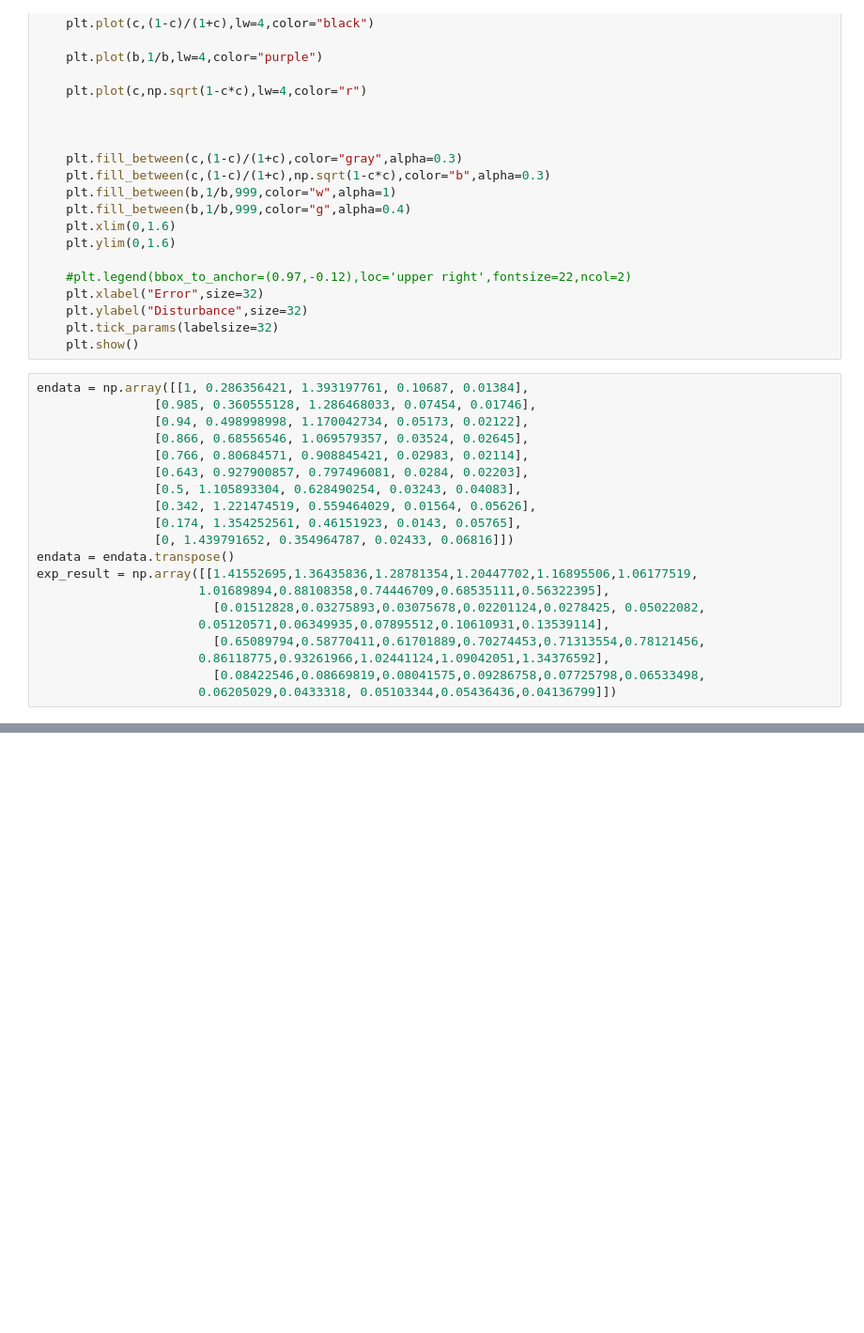
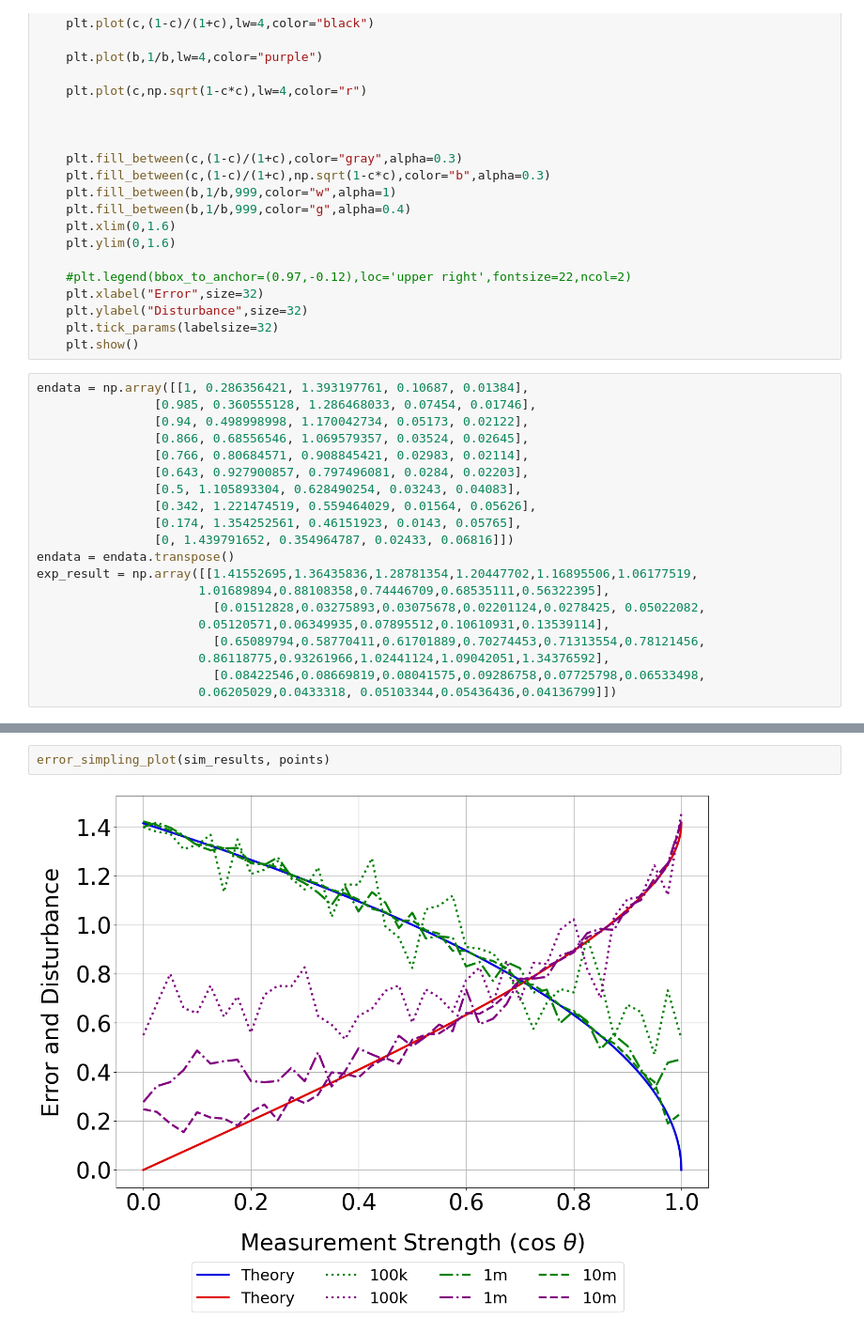
Before and after one commit to Notreal-Chunibyo/Error-disturbance-and-nonlocal-by-IBMQ, a Jupyter notebook: EDR_Circuit_and_Simulation.ipynb, the cells around one changed output, grey strips where cells are left out. Shown at 94% size. Saved outputs shown, nothing was run; the diff lists cells and outputs as text; blank space fills up the shorter version.

```diff
--- a/EDR_Circuit_and_Simulation.ipynb
+++ b/EDR_Circuit_and_Simulation.ipynb
@@ -299,3 +299,7 @@ error_simpling_plot(sim_results, points)
+# %%
+error_simpling_plot(sim_results, points)
+# %% [output]
+[figure, added]
 # %%
 probe_strength = 0.1
 groups = 10
```
Also changed, not shown: parts of 11 cells of this notebook.
